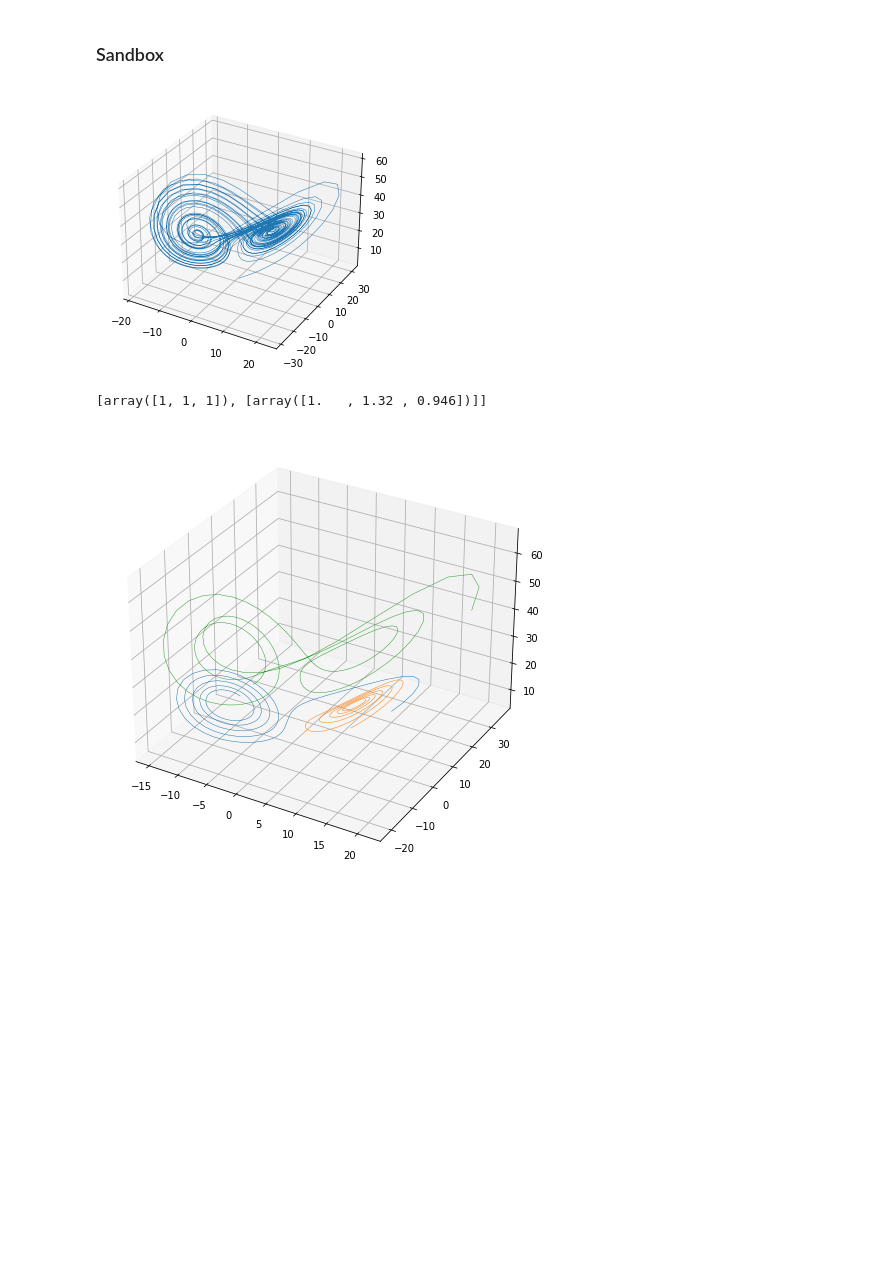
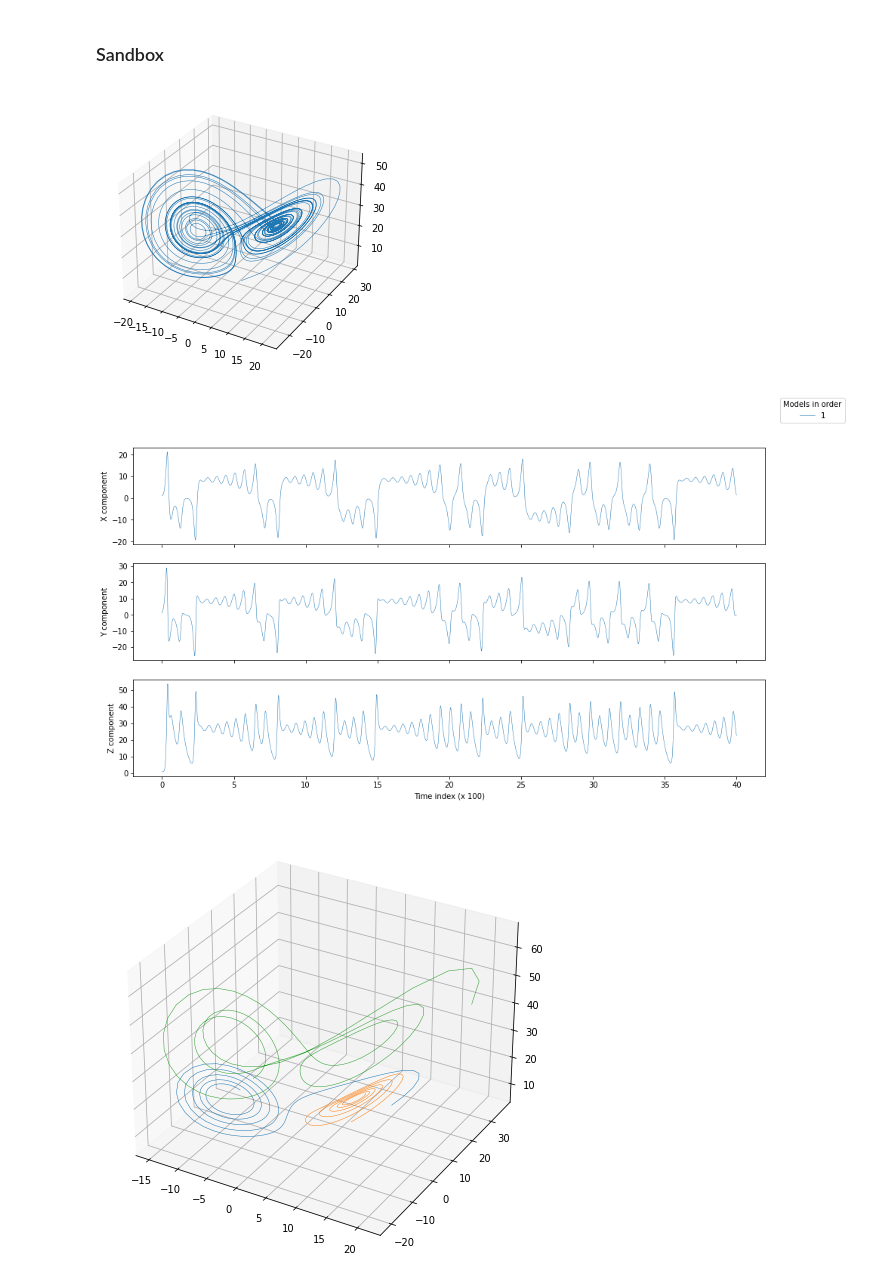
Before and after one commit to boro28/supermodeling, a Jupyter notebook: supermodeling.ipynb, the cells around one changed output. Drawn from its saved outputs; the diff is of its cells as text; code cells hidden in the pictures; blank space fills up the shorter version.

```diff
--- a/supermodeling.ipynb
+++ b/supermodeling.ipynb
@@ -125,17 +112,14 @@ def plot_model_coords_in_time(model, timeline):
 ### Sandbox
 # %%
 # generate and plot lorenz attractor
-lorenz_attr = generate_lorenz()
-plot_model(lorenz_attr)
+lorenz_attr, lorenz_timeline = generate_lorenz()
+plot_model(lorenz_attr, lorenz_timeline)
 # %% [output]
-[figure, old version]
+[figure, new version]
+[figure, added]
 # %%
 model_coords = [np.array([1,1,1])]
 model_coords.append([np.array(model_coords[-1]) + np.array(np.array(lorenz_step(model_coords[-1], [18.0, 7.0, 3.7])) * dt)])
-# %%
-model_coords
-# %% [output]
-[array([1, 1, 1]), [array([1.   , 1.32 , 0.946])]]
 # %%
 model_1_params = dict(
     x = 1,
```
Also changed, not shown: parts of 14 cells of this notebook.
